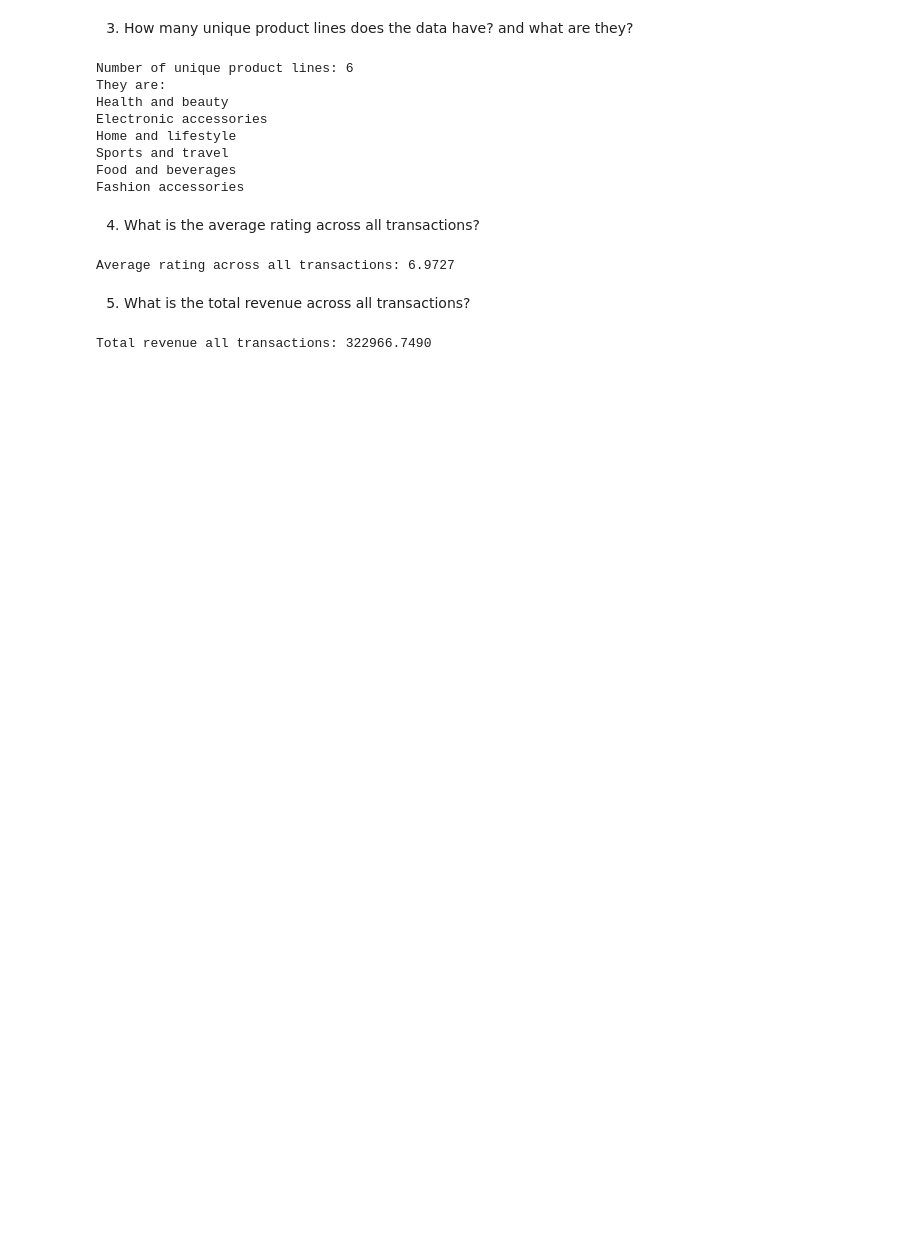
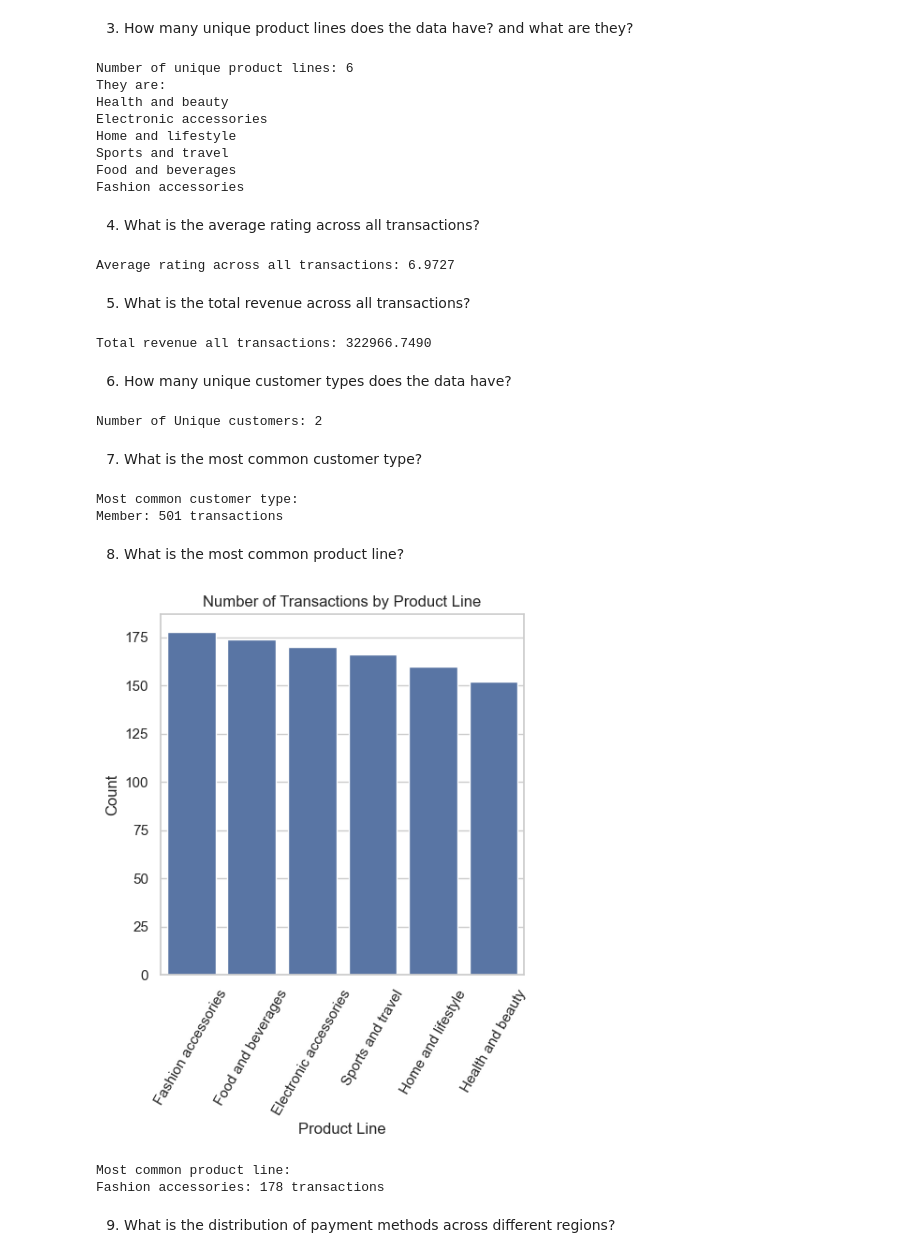
Before and after one commit to ShivaBollam07/Walmart-Data-Analysis-using-SQL, a Jupyter notebook: DataAnalysis.ipynb, the cells around one changed output. Saved outputs shown, nothing was run; the diff lists cells and outputs as text; code cells hidden in the pictures; blank space fills up the shorter version.

```diff
--- a/DataAnalysis.ipynb
+++ b/DataAnalysis.ipynb
@@ -187,3 +191,53 @@ result = cursor.fetchone()
 print("Total revenue all transactions:", result[0])
 # %% [output]
 Total revenue all transactions: 322966.7490
+# %% [markdown]
+6. How many unique customer types does the data have?
+# %%
+sql_query = "SELECT COUNT(DISTINCT customer_type) from walmarttable"
+cursor.execute(sql_query)
+result = cursor.fetchone()
+print("Number of Unique customers:", result[0])
+# %% [output]
+Number of Unique customers: 2
+# %% [markdown]
+7. What is the most common customer type?
+# %%
+sql_query = "SELECT customer_type, COUNT(*) AS customer_type_count FROM walmartTable GROUP BY customer_type ORDER BY customer_type_count DESC LIMIT 1"
+cursor.execute(sql_query)
+result = cursor.fetchall()
+print("Most common customer type:")
+for row in result:
+    print(f"{row[0]}: {row[1]} transactions")
+# %% [output]
+Most common customer type:
+Member: 501 transactions
+# %% [markdown]
+8. What is the most common product line?
+# %%
+sql_query = "SELECT product_line, COUNT(*) AS product_line_count FROM walmarttable GROUP BY product_line ORDER BY product_line_count DESC LIMIT 1"
+cursor.execute(sql_query)
+result1 = cursor.fetchall()
+
+sql_query = "SELECT product_line, COUNT(*) AS product_line_count FROM walmarttable GROUP BY product_line ORDER BY product_line_count DESC"
+cursor.execute(sql_query)
+result = cursor.fetchall()
+df = pd.DataFrame(result, columns=['Product Line', 'Count'])
+df = df.sort_values('Count', ascending=False)
+sns.set(style="whitegrid")
+plt.figure(figsize=(5, 5))
+ax = sns.barplot(x='Product Line', y='Count', data=df)
+ax.set_xticklabels(ax.get_xticklabels(), rotation=60)
+plt.title('Number of Transactions by Product Line')
+plt.show()
+
+
+print("Most common product line:")
+for row in result1:
+    print(f"{row[0]}: {row[1]} transactions")
+# %% [output]
+[figure, added]
+Most common product line:
+Fashion accessories: 178 transactions
+# %% [markdown]
+9. What is the distribution of payment methods across different regions?
```
Also changed, not shown: parts of 5 cells of this notebook.
